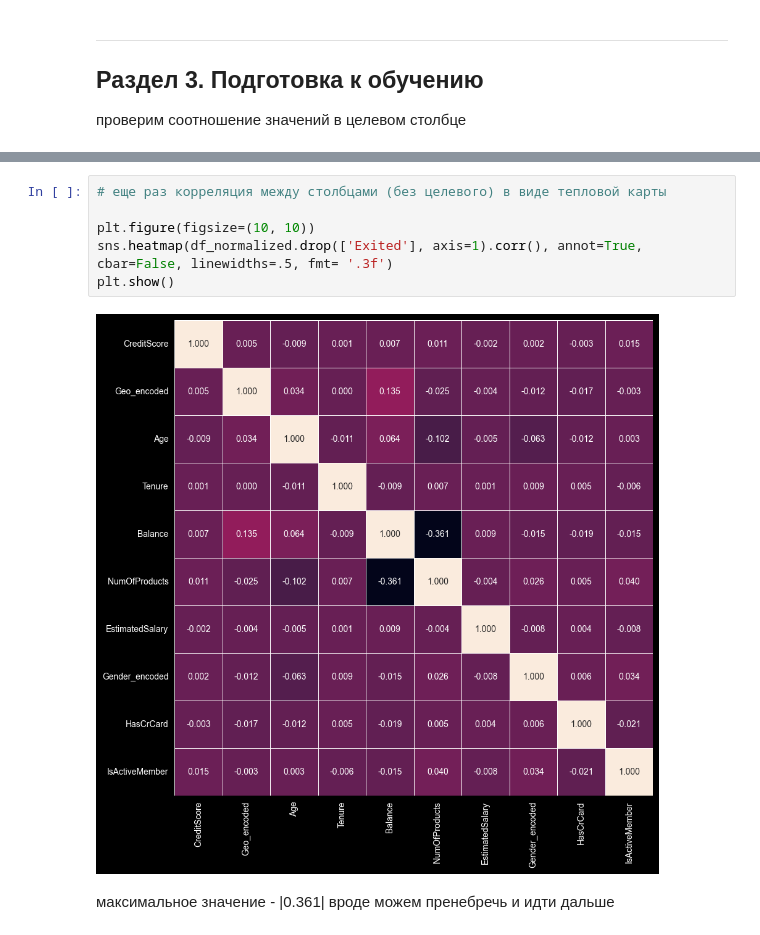
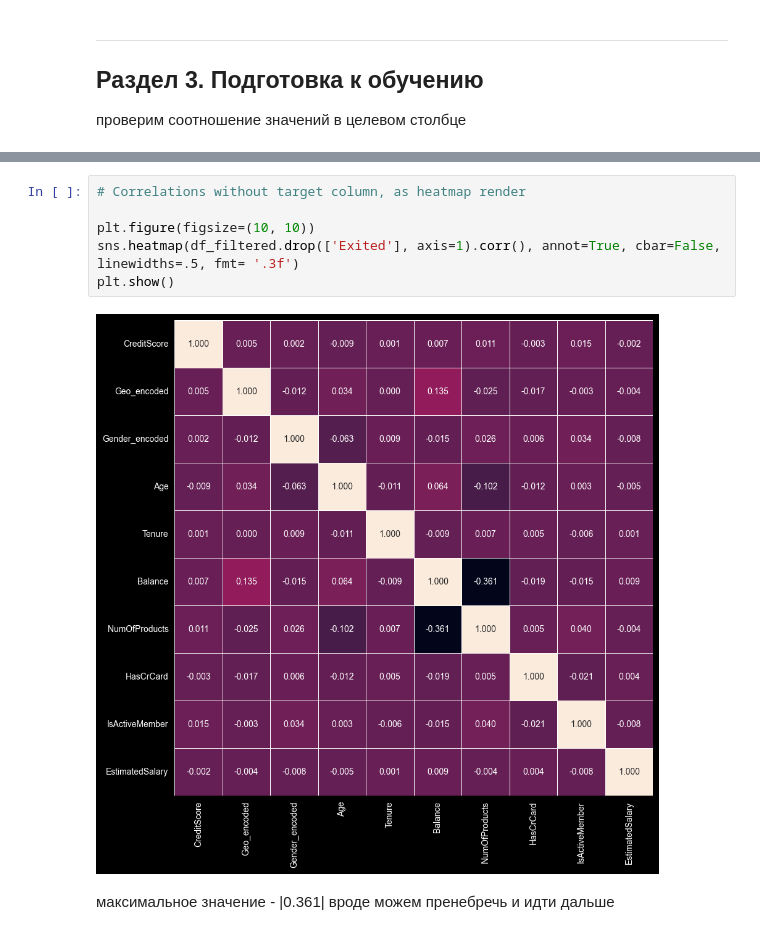
Before and after one commit to Evgeny725/ml-basics, a Jupyter notebook: bank_churn.ipynb, the cells around one changed output, grey strips where cells are left out. Saved outputs shown, nothing was run; the diff lists cells and outputs as text.

```diff
--- a/bank_churn.ipynb
+++ b/bank_churn.ipynb
@@ -460,11 +404,11 @@ plt.tight_layout(h_pad=3.0, w_pad=2.0)
 # %%
-# еще раз корреляция между столбцами (без целевого) в виде тепловой карты
+# Correlations without target column, as heatmap render
 
 plt.figure(figsize=(10, 10))
-sns.heatmap(df_normalized.drop(['Exited'], axis=1).corr(), annot=True, cbar=False, linewidths=.5, fmt= '.3f')
+sns.heatmap(df_filtered.drop(['Exited'], axis=1).corr(), annot=True, cbar=False, linewidths=.5, fmt= '.3f')
 plt.show()
 # %% [output]
-[figure, old version]
+[figure, new version]
 # %% [markdown]
 максимальное значение - |0.361| вроде можем пренебречь и идти дальше
 # %%
```
Also changed, not shown: parts of 35 cells of this notebook, 1 other file.
